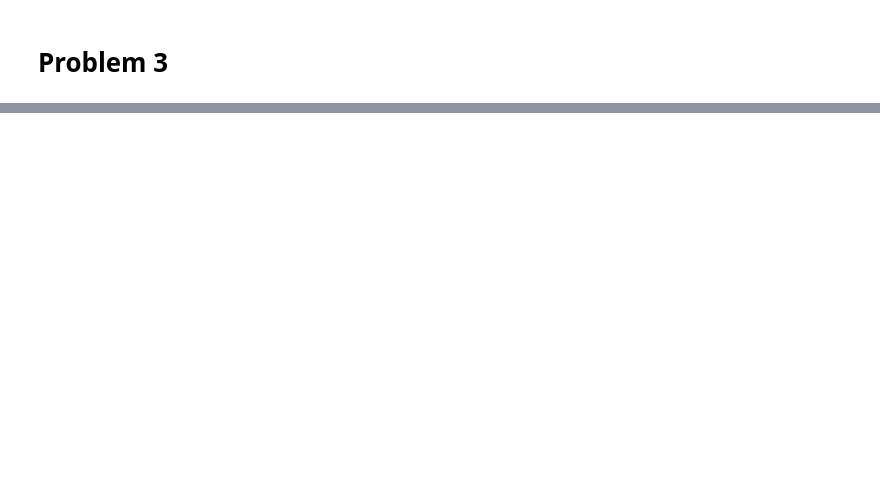
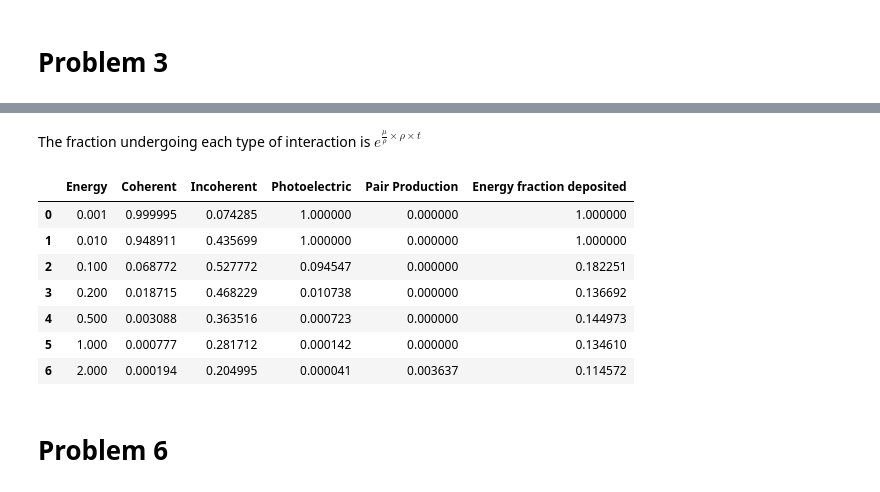
Before and after one commit to piovere/nucnotes, a Jupyter notebook: ne551/exams/NE551 Midterm #1.ipynb, the cells around one changed output, grey strips where cells are left out. Cells and saved outputs as stored; diff of their text form; code cells hidden in the pictures; blank space fills up the shorter version.

```diff
--- a/ne551/exams/NE551 Midterm #1.ipynb
+++ b/ne551/exams/NE551 Midterm #1.ipynb
@@ -216,0 +465,6 @@ def electron_stopping_power(T):
+# %%
+coherent = np.array([2.26E+00, 5.51E-01, 1.32E-02, 3.50E-03, 5.73E-04, 1.44E-04, 3.60E-05])
+incoherent = np.array([1.43E-02, 1.06E-01, 1.39E-01, 1.17E-01, 8.37E-02, 6.13E-02, 4.25E-02])
+photoelectric = np.array([1.18E+03, 2.56E+01, 1.84E-02, 2.00E-03, 1.34E-04, 2.64E-05, 7.63E-06])
+pairproduction = np.array([0.00E+00, 0.00E+00, 0.00E+00, 0.00E+00, 0.00E+00, 0.00E+00, 6.75E-04])
+total = np.array([1.183E+03, 2.566E+01, 1.572E-01, 1.188E-01, 8.388E-02, 6.132E-02, 4.320E-02])
@@ -216,0 +473,35 @@ def electron_stopping_power(T):
+# %%
+absorption = np.array(
+    [52500., 1140., 1.67, 1.22, 1.30, 1.20, 1.01]) * 0.002232 * 100 * 100 / 1000 # Convert from m^2/kg to cm^2/g
+# %%
+t = 2. # cm
+mat = materials['Aluminum, 13']
+rho = mat.density
+# %% [markdown]
+The fraction undergoing each type of interaction is  $e^{\frac{\mu}{\rho} \times\rho \times t}$
+# %%
+results = pd.DataFrame(
+    {
+        "Energy": E,
+        "Coherent": 1 - np.exp(-1. * coherent * rho * t),
+        "Incoherent": 1 - np.exp(-1. * incoherent * rho * t),
+        "Photoelectric": 1 - np.exp(-1. * photoelectric * rho * t),
+        "Pair Production": 1 - np.exp(-1. * pairproduction * rho * t),
+        "Total": 1 - np.exp(-1. * total * rho * t),
+        "Energy fraction deposited": (1 - np.exp(-1. * absorption * rho * t))
+    }
+)
+results.set_index('Energy')
+results = results[['Energy', 'Coherent', 'Incoherent', 'Photoelectric', 'Pair Production', 'Energy fraction deposited']]
+results
+# %% [output]
+|  | Energy | Coherent | Incoherent | Photoelectric | Pair Production | Energy fraction deposited |
+| 0 | 0.001 | 0.999995 | 0.074285 | 1.000000 | 0.000000 | 1.000000 |
+| 1 | 0.010 | 0.948911 | 0.435699 | 1.000000 | 0.000000 | 1.000000 |
+| 2 | 0.100 | 0.068772 | 0.527772 | 0.094547 | 0.000000 | 0.182251 |
+| 3 | 0.200 | 0.018715 | 0.468229 | 0.010738 | 0.000000 | 0.136692 |
+| 4 | 0.500 | 0.003088 | 0.363516 | 0.000723 | 0.000000 | 0.144973 |
+| 5 | 1.000 | 0.000777 | 0.281712 | 0.000142 | 0.000000 | 0.134610 |
+| 6 | 2.000 | 0.000194 | 0.204995 | 0.000041 | 0.003637 | 0.114572 |
+# %% [markdown]
+# Problem 6 #
```
Also changed, not shown: parts of 60 cells of this notebook, 1 other file.
